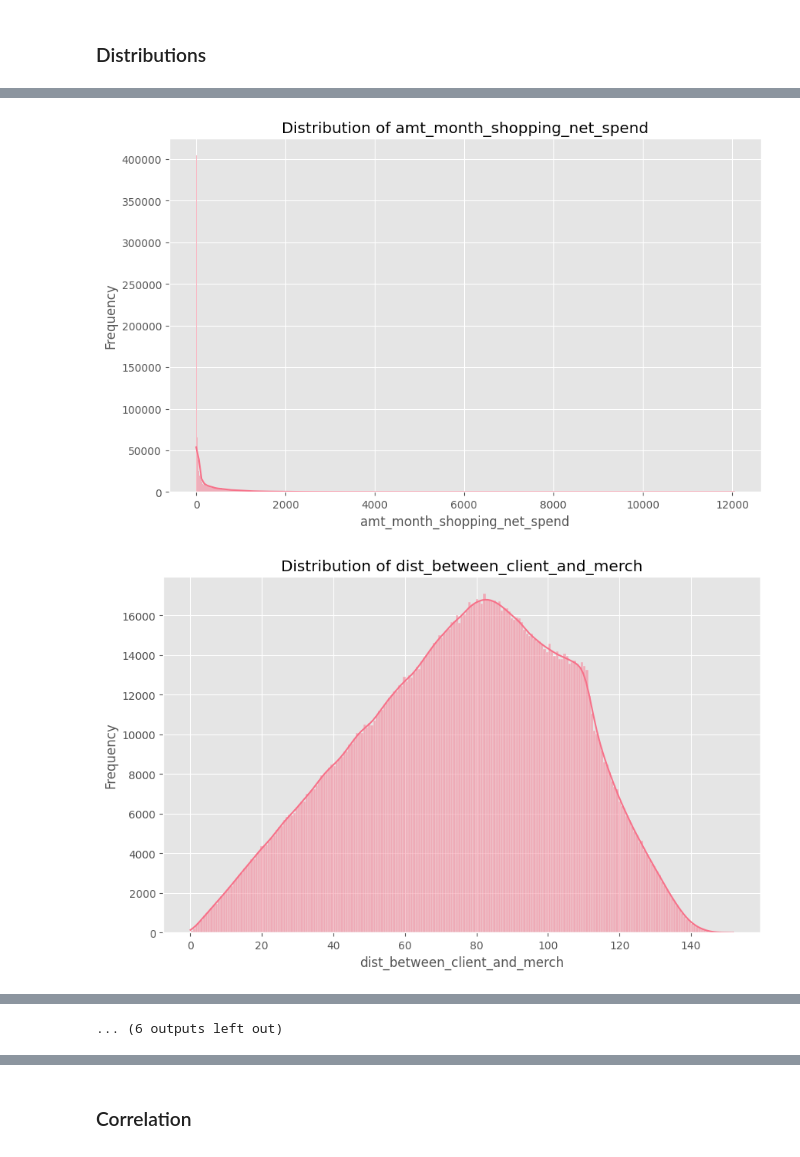
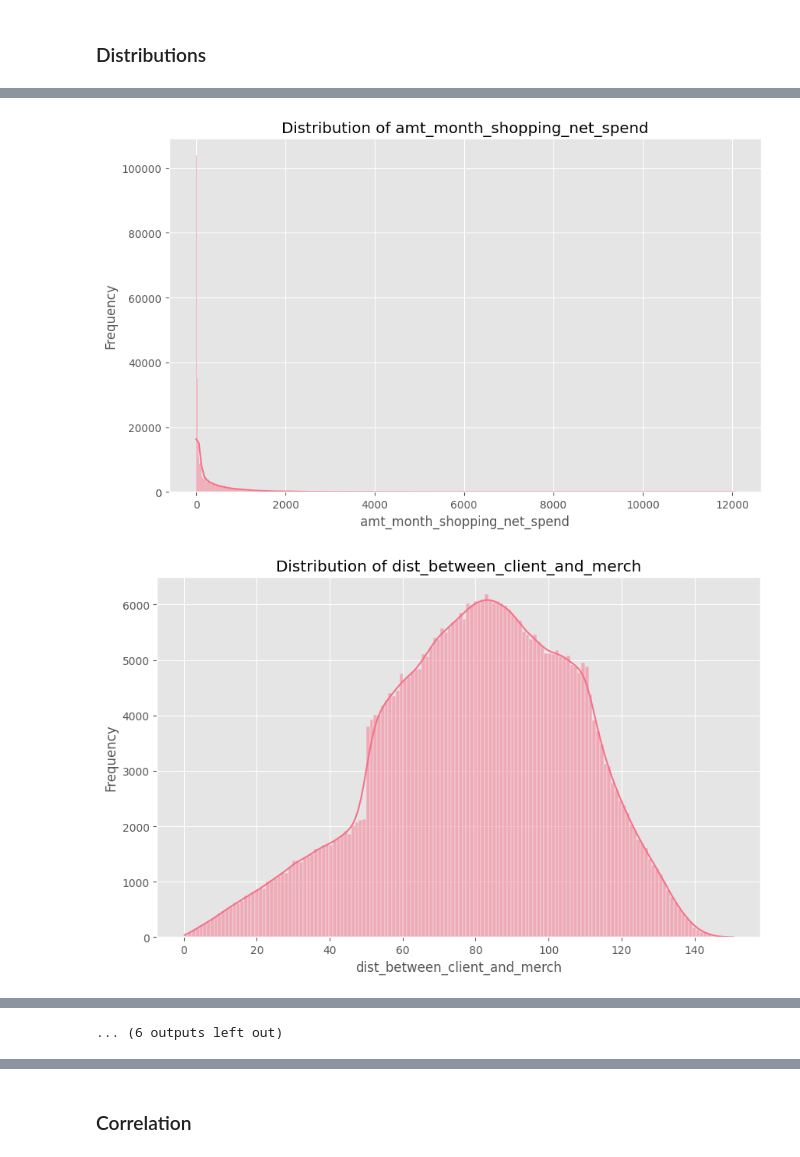
Before and after one commit to Montoya086/Mobile-Apps-Fraud-Detection, a Jupyter notebook: main.ipynb, the cells around one changed output, grey strips where cells are left out. Drawn from its saved outputs; the diff is of its cells as text; code cells hidden in the pictures.

Commit message:
Feature analysis, Data augmentation and preprocess

```diff
--- a/main.ipynb
+++ b/main.ipynb
@@ -11,6 +11,28 @@ plt.style.use('ggplot')
 sns.set_palette("husl")
 # %%
 df = pd.read_csv('dataset_feature_engineering.csv')
+# %%
+def identify_mobile_transactions(df):
+    # common mobile categories
+    mobile_categories = ['shopping_net', 'food_dining', 'entertainment', 'travel']
+
+    # patterns of mobile transactions
+    non_business_hours = (df['hour'] < 9) | (df['hour'] > 17)
+
+    # significant distance between client and merchant
+    significant_distance = df['dist_between_client_and_merch'] > 50
+
+    # combine criteria to identify mobile transactions
+    df['is_mobile'] = (
+        (df['category'].isin(mobile_categories)) &
+        (non_business_hours | significant_distance)
+    )
+
+    return df
+# %%
+df = identify_mobile_transactions(df)
+# get mobile transactions
+mobile_df = df.loc[df['is_mobile']]
 # %% [markdown]
 ## Exploratory analysis
 # %%
@@ -125,7 +147,7 @@ Kurtosis: 3.46
 # %%
 for col in numerical_columns:
     plt.figure(figsize=(10, 6))
-    sns.histplot(data=df, x=col, kde=True)
+    sns.histplot(data=mobile_df, x=col, kde=True)
     plt.title(f'Distribution of {col}')
     plt.xlabel(col)
     plt.ylabel('Frequency')
@@ -142,2 +164,2 @@ for col in numerical_columns:
-[figure, old version]
+[figure, new version]
-[figure, old version]
+[figure, new version]
```
Also changed, not shown: parts of 41 cells of this notebook, 1 other file.
